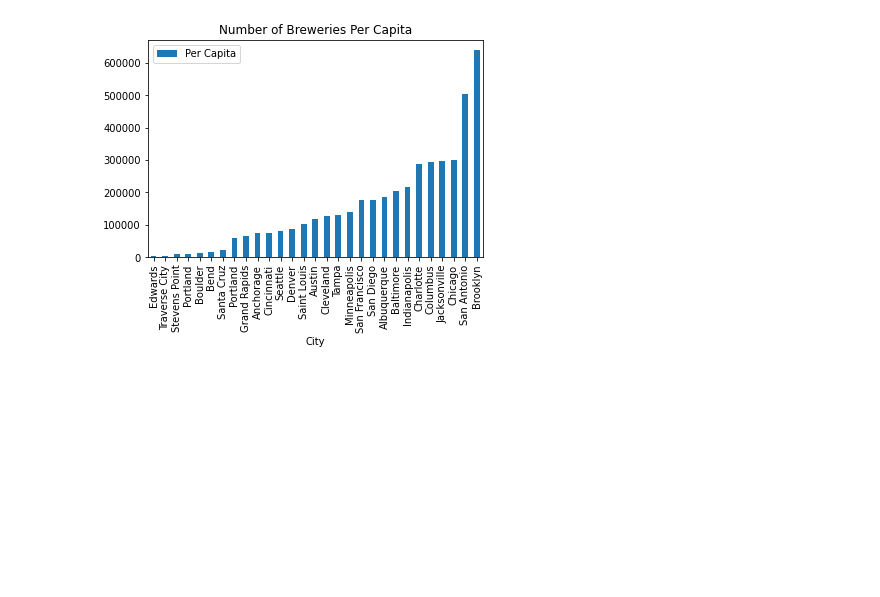
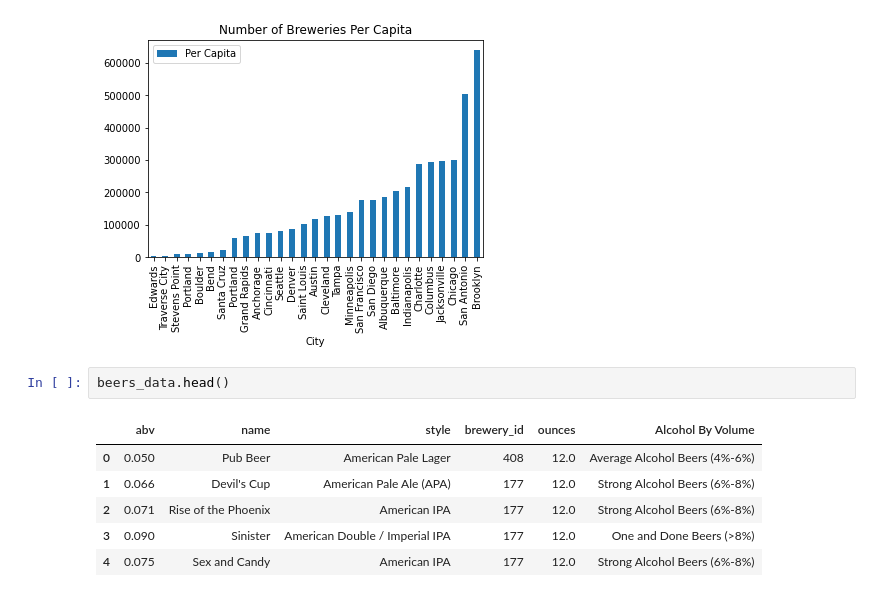
Before and after one commit to a-prospero/strange_brew, a Jupyter notebook: beer_analysis.ipynb, the cells around one changed output. Cells and saved outputs as stored; diff of their text form; blank space fills up the shorter version.

Commit message:
Coding added for alcohol content.

```diff
--- a/beer_analysis.ipynb
+++ b/beer_analysis.ipynb
@@ -372,3 +404,12 @@ brews_per_cap
 per_cap_plot = brews_per_cap.plot.bar(x='City', y='Per Capita', title = "Number of Breweries Per Capita")
 # %% [output]
 [figure]
+# %%
+beers_data.head()
+# %% [output]
+|  | abv | name | style | brewery_id | ounces | Alcohol By Volume |
+| 0 | 0.050 | Pub Beer | American Pale Lager | 408 | 12.0 | Average Alcohol Beers (4%-6%) |
+| 1 | 0.066 | Devil's Cup | American Pale Ale (APA) | 177 | 12.0 | Strong Alcohol Beers (6%-8%) |
+| 2 | 0.071 | Rise of the Phoenix | American IPA | 177 | 12.0 | Strong Alcohol Beers (6%-8%) |
+| 3 | 0.090 | Sinister | American Double / Imperial IPA | 177 | 12.0 | One and Done Beers (>8%) |
+| 4 | 0.075 | Sex and Candy | American IPA | 177 | 12.0 | Strong Alcohol Beers (6%-8%) |
```
Also changed, not shown: parts of 7 cells of this notebook.
